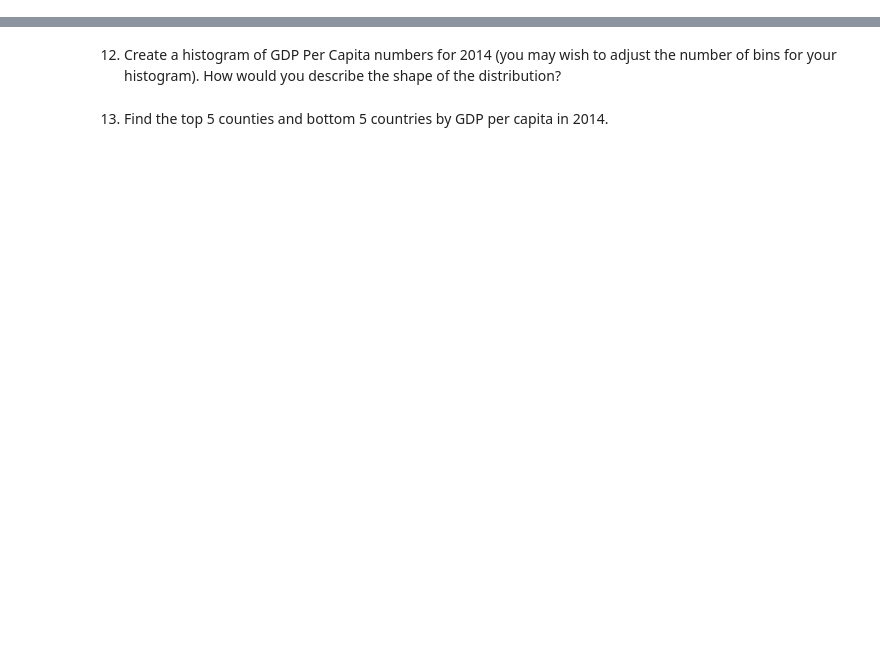
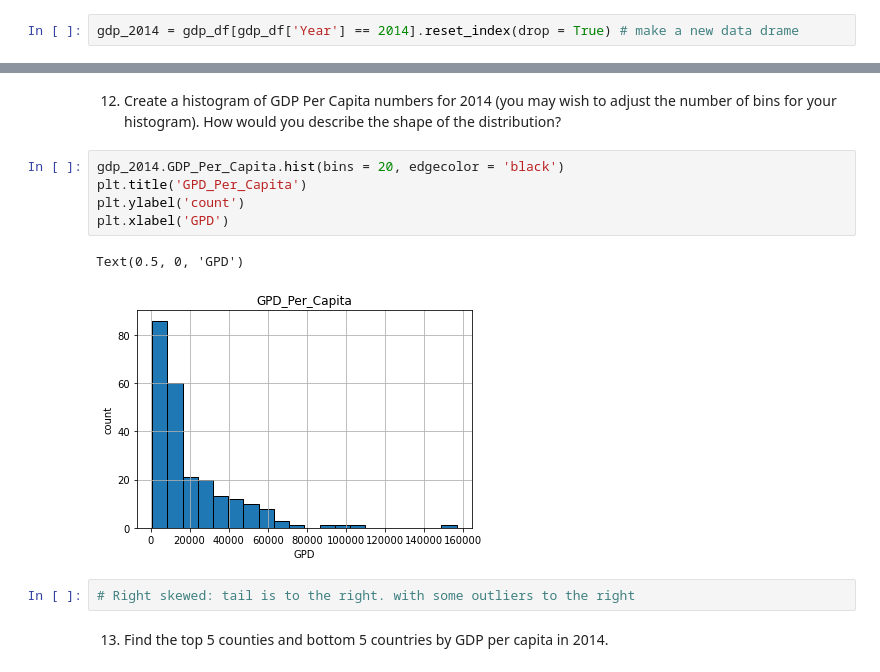
Before and after one commit to nedatahe/UN-data, a Jupyter notebook: notebooks/UN_Data_Exploration.ipynb, the cells around one changed output, grey strips where cells are left out. Saved outputs shown, nothing was run; the diff lists cells and outputs as text; blank space fills up the shorter version.

```diff
--- a/notebooks/UN_Data_Exploration.ipynb
+++ b/notebooks/UN_Data_Exploration.ipynb
@@ -73,2 +179,4 @@ gdp_df.columns
 # %% [markdown]
 10.	Create a new dataframe by subsetting gdp_df to just the year 2014. Call this new dataframe gdp_2014.
+# %%
+gdp_2014 = gdp_df[gdp_df['Year'] == 2014].reset_index(drop = True) # make a new data drame
@@ -77,4 +213,14 @@ gdp_df.columns
 # %% [markdown]
 12.	Create a histogram of GDP Per Capita numbers for 2014 (you may wish to adjust the number of bins for your histogram). How would you describe the shape of the distribution?
+# %%
+gdp_2014.GDP_Per_Capita.hist(bins = 20, edgecolor = 'black')
+plt.title('GPD_Per_Capita')
+plt.ylabel('count')
+plt.xlabel('GPD')
+# %% [output]
+Text(0.5, 0, 'GPD')
+[figure, added]
+# %%
+# Right skewed: tail is to the right. with some outliers to the right
 # %% [markdown]
 13.	Find the top 5 counties and bottom 5 countries by GDP per capita in 2014.
```
Also changed, not shown: parts of 33 cells of this notebook, 1 other file.
